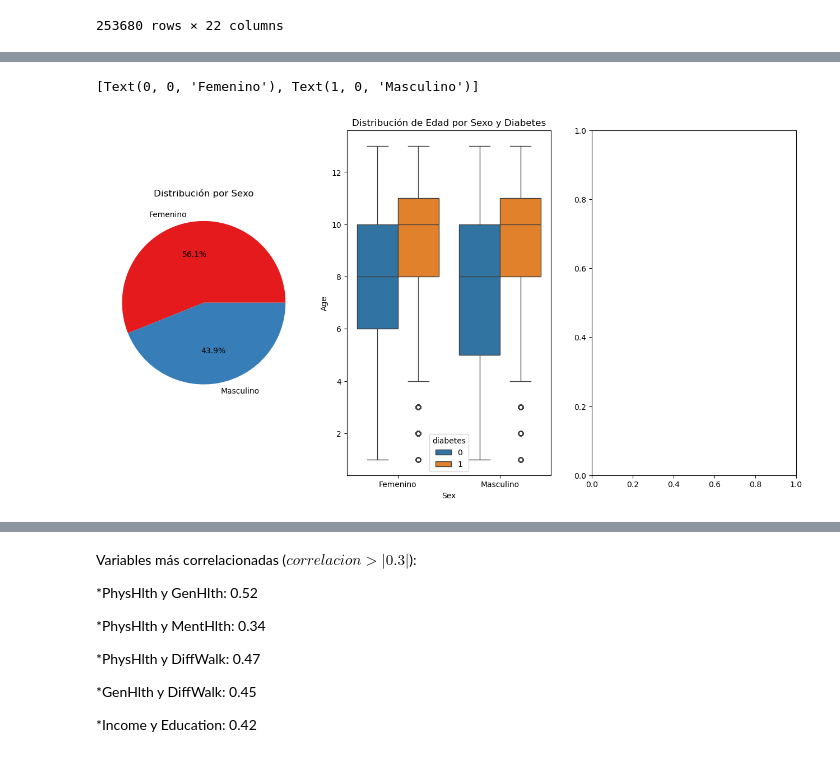
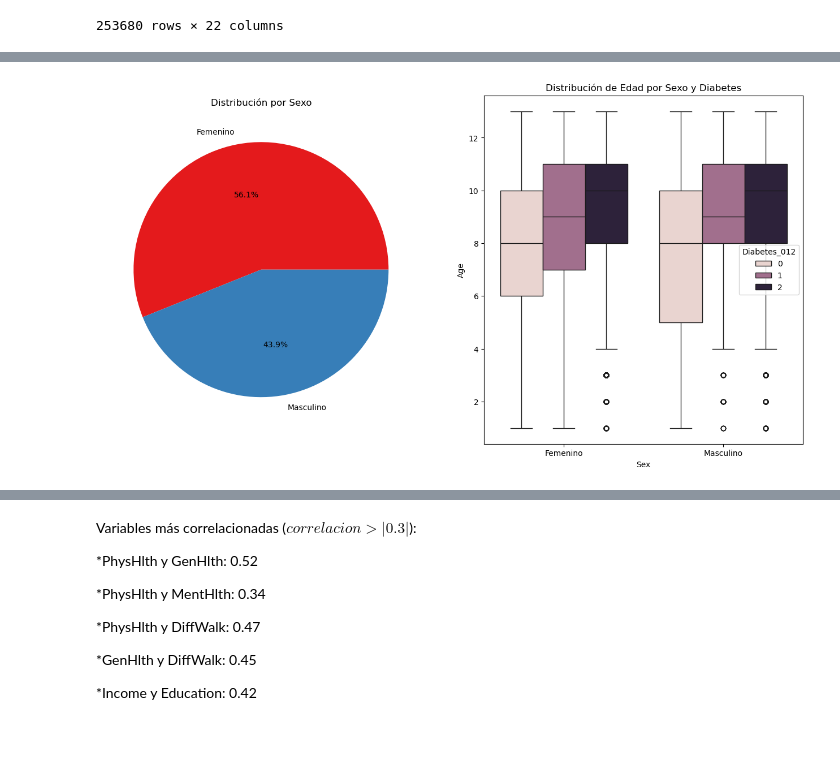
Before and after one commit to juanlt9905/machineLearning2025, a Jupyter notebook: exploracion_de_datos.ipynb, the cells around one changed output, grey strips where cells are left out. Drawn from its saved outputs; the diff is of its cells as text; code cells hidden in the pictures.

```diff
--- a/exploracion_de_datos.ipynb
+++ b/exploracion_de_datos.ipynb
@@ -84,11 +84,11 @@ Education -> escala del 1-6, 1=nunca fue a la escuela o solo kinder, 2=grados 1-
 
 Income -> escala 1-8 1= menos de 10,000, 5= menos de 35,000, 8=75,000 o más. Variable categórica.
 # %%
-#Unificar prediabetes y diabetes.
+#Crear la columna diabetes_01 que unifique prediabetes con diabetes
+datos_diabetes['diabetes_01'] = datos_diabetes['Diabetes_012']
+datos_diabetes['diabetes_01'] = datos_diabetes['diabetes_01'].replace(2,1)
 
-datos_diabetes['Diabetes_012'] = datos_diabetes['Diabetes_012'].replace(2,1)
-
-datos_diabetes = datos_diabetes.rename(columns={'Diabetes_012':'diabetes'})
+#datos_diabetes = datos_diabetes.rename(columns={'Diabetes_012':'diabetes'})
 # %%
 # mostrar información del DataFrame
 def info(df):
@@ -172,24 +186,20 @@ datos_diabetes.describe()
 # %%
-fig, axes = plt.subplots(1, 3, figsize=(16, 8))
+fig, axes = plt.subplots(1, 2, figsize=(16, 8))
 
 sexo_counts = datos_diabetes['Sex'].value_counts()
 sexo_labels = {1: "Masculino", 0: "Femenino"}
 sexo_counts.index = sexo_counts.index.map(sexo_labels)
 
 axes[0].pie(sexo_counts, labels=sexo_counts.index, autopct='%1.1f%%',
             colors=sns.color_palette('Set1', len(sexo_counts)))
 axes[0].set_title('Distribución por Sexo')
 
 #Gráficas de cajas
-sns.boxplot(data=datos_diabetes, x='Sex', y='Age', hue='diabetes', ax=axes[1])
+sns.boxplot(data=datos_diabetes, x='Sex', y='Age', hue='Diabetes_012', ax=axes[1])
 axes[1].set_title('Distribución de Edad por Sexo y Diabetes')
 axes[1].set_xticklabels(['Femenino', 'Masculino'])
 
-#plt.figure(figsize=(6,6))
-#plt.pie(sexo_counts, labels=sexo_counts.index, autopct='%1.1f%%', colors=sns.color_palette("Set1", len(sexo_counts)))
-#plt.title('Distribución por Sexo')
-#plt.show()
+plt.show()
 # %% [output]
-[Text(0, 0, 'Femenino'), Text(1, 0, 'Masculino')]
-[figure, old version]
+[figure, new version]
 # %%
```
Also changed, not shown: parts of 21 cells of this notebook.
